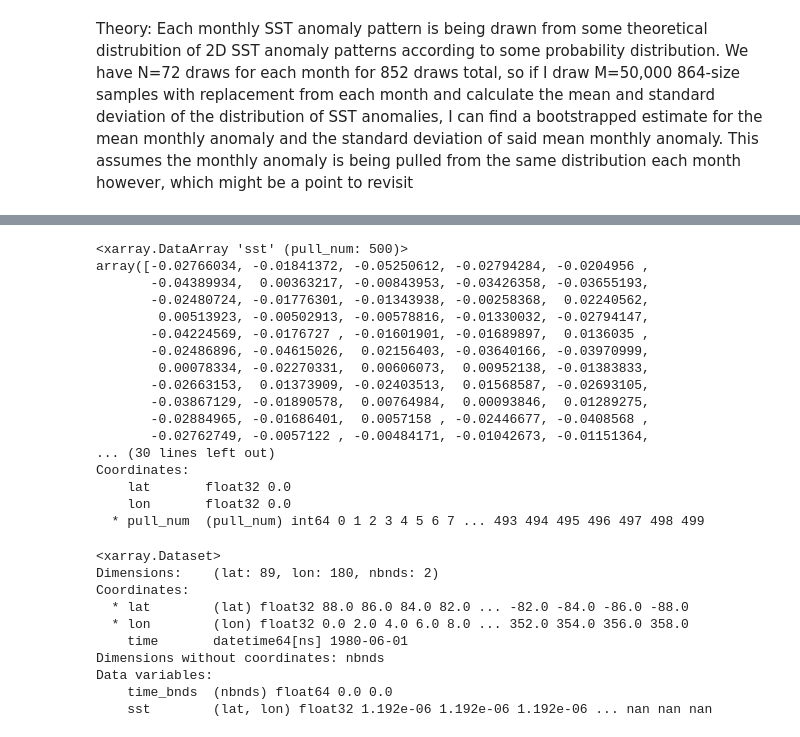
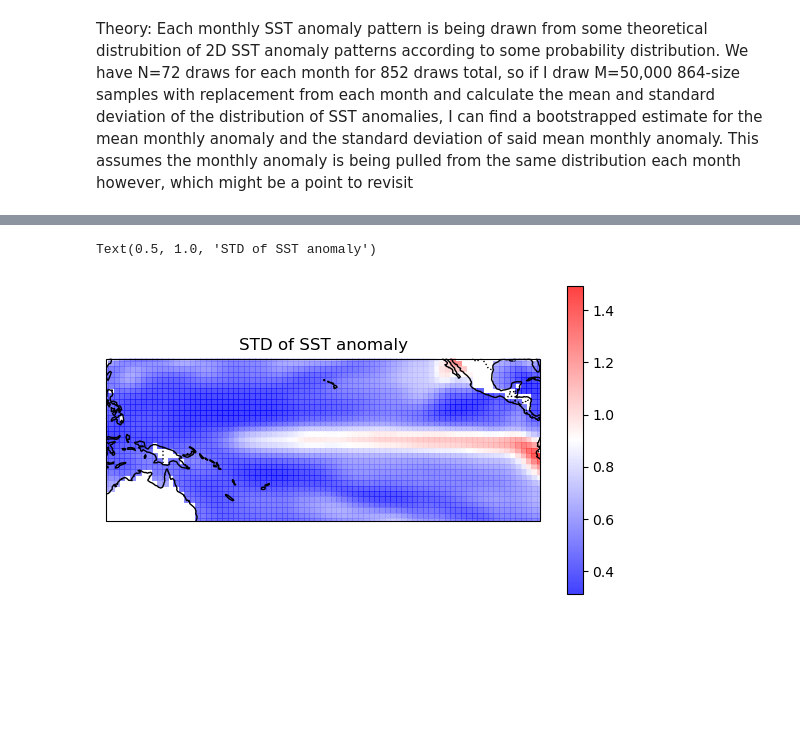
Before and after one commit to bparazin/1844redux, a Jupyter notebook: sst anomaly.ipynb, the cells around one changed output, grey strips where cells are left out. Drawn from its saved outputs; the diff is of its cells as text; code cells hidden in the pictures; blank space fills up the shorter version.

```diff
--- a/sst anomaly.ipynb
+++ b/sst anomaly.ipynb
@@ -198,20 +193,0 @@ plt.hist(mean.sel(lat=0, lon=180)['sst'])
-# %%
-mean.sel(lat=0, lon=0)['sst']
-# %% [output]
-<xarray.DataArray 'sst' (pull_num: 500)>
-array([-0.02766034, -0.01841372, -0.05250612, -0.02794284, -0.0204956 ,
-       -0.04389934,  0.00363217, -0.00843953, -0.03426358, -0.03655193,
-       -0.02480724, -0.01776301, -0.01343938, -0.00258368,  0.02240562,
-        0.00513923, -0.00502913, -0.00578816, -0.01330032, -0.02794147,
-       -0.04224569, -0.0176727 , -0.01601901, -0.01689897,  0.0136035 ,
-       -0.02486896, -0.04615026,  0.02156403, -0.03640166, -0.03970999,
-        0.00078334, -0.02270331,  0.00606073,  0.00952138, -0.01383833,
-       -0.02663153,  0.01373909, -0.02403513,  0.01568587, -0.02693105,
-       -0.03867129, -0.01890578,  0.00764984,  0.00093846,  0.01289275,
-       -0.02884965, -0.01686401,  0.0057158 , -0.02446677, -0.0408568 ,
-       -0.02762749, -0.0057122 , -0.00484171, -0.01042673, -0.01151364,
-... (30 lines left out)
-Coordinates:
-    lat       float32 0.0
-    lon       float32 0.0
-  * pull_num  (pull_num) int64 0 1 2 3 4 5 6 7 ... 493 494 495 496 497 498 499
@@ -224,13 +194,16 @@ month_avg(ssts, 1)
-# %%
-ssts.sel(time = dt.datetime(1980, 6, 1,)) - months_avg.sel(time = dt.datetime(1980, 6, 1,))
-# %% [output]
-<xarray.Dataset>
-Dimensions:    (lat: 89, lon: 180, nbnds: 2)
-Coordinates:
-  * lat        (lat) float32 88.0 86.0 84.0 82.0 ... -82.0 -84.0 -86.0 -88.0
-  * lon        (lon) float32 0.0 2.0 4.0 6.0 8.0 ... 352.0 354.0 356.0 358.0
-    time       datetime64[ns] 1980-06-01
-Dimensions without coordinates: nbnds
-Data variables:
-    time_bnds  (nbnds) float64 0.0 0.0
-    sst        (lat, lon) float32 1.192e-06 1.192e-06 1.192e-06 ... nan nan nan
+# %%
+sst_std = std.mean(dim='pull_num')['sst']
+
+fig = plt.figure(figsize=(7,4))
+ax = fig.add_subplot(1, 1, 1, projection=ccrs.PlateCarree(central_longitude=180))
+ax.add_feature(cartopy.feature.COASTLINE)
+ax.add_feature(cartopy.feature.BORDERS, linestyle=':')
+ax.add_feature(cartopy.feature.LAKES, alpha=0.5)
+ax.add_feature(cartopy.feature.RIVERS)
+ax.set_extent([100, -60, 30, -30], crs=ccrs.PlateCarree(central_longitude=180))
+im = ax.pcolor(sst_std['lon']+180, sst_std['lat'], sst_std, alpha=0.75, cmap='bwr')
+plt.colorbar(im)
+ax.set_title('STD of SST anomaly')
+# %% [output]
+Text(0.5, 1.0, 'STD of SST anomaly')
+[figure, added]
```
Also changed, not shown: parts of 14 cells of this notebook.
